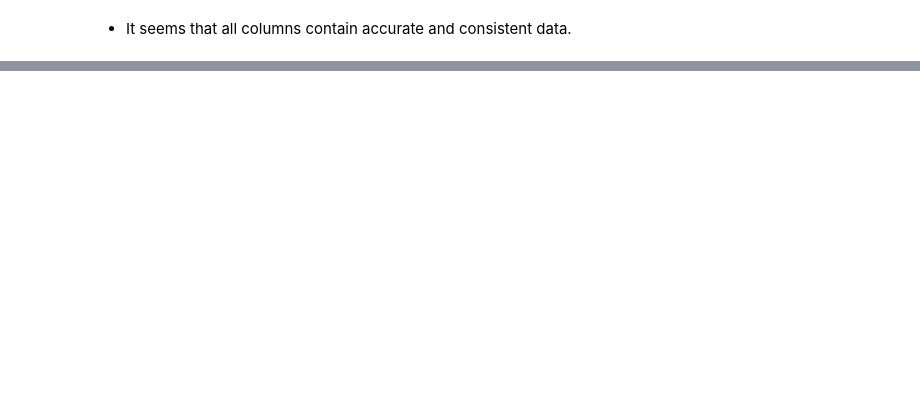
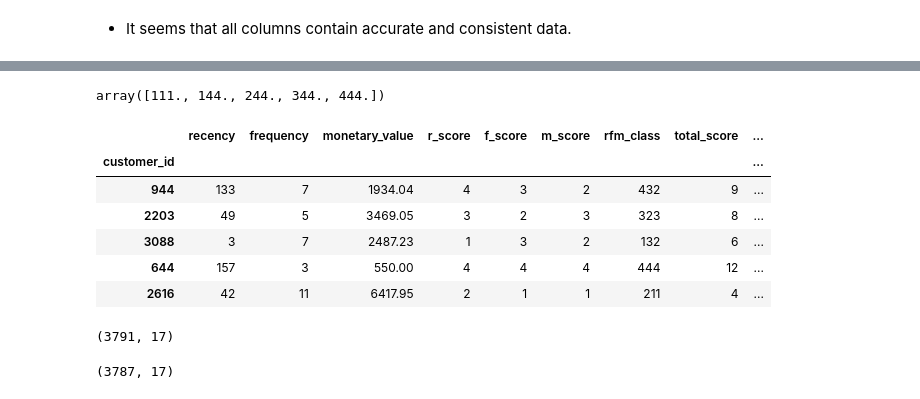
Before and after one commit to sabirinID/KPMG-Data-Analytics-Virtual-Internship, a Jupyter notebook: Notebooks/KPMG_Task_1.ipynb, the cells around one changed output, grey strips where cells are left out. Cells and saved outputs as stored; diff of their text form; code cells hidden in the pictures; blank space fills up the shorter version.

```diff
--- a/Notebooks/KPMG_Task_1.ipynb
+++ b/Notebooks/KPMG_Task_1.ipynb
@@ -954,0 +1297,3 @@ cat_ca.describe().T
+# %%
+quartiles = rfmTable.quantile(q=[0.25,0.50,0.75])
+quartiles
@@ -954,0 +1326,6 @@ cat_ca.describe().T
+# %%
+rfmSegment = rfmTable
+rfmSegment['r_score'] = rfmSegment['recency'].apply(r_OHE, args=('recency', quartiles))
+rfmSegment['f_score'] = rfmSegment['frequency'].apply(fm_OHE, args=('frequency', quartiles))
+rfmSegment['m_score'] = rfmSegment['monetary_value'].apply(fm_OHE, args=('monetary_value', quartiles))
+rfmSegment.sample(n=5, random_state=50)
@@ -954,0 +1340,4 @@ cat_ca.describe().T
+# %%
+rfmSegment['rfm_class'] = 100 * rfmSegment['r_score'] + 10 * rfmSegment['f_score'] + rfmSegment['m_score']
+rfmSegment['total_score'] = rfmSegment['r_score'] + rfmSegment['f_score'] + rfmSegment['m_score']
+rfmSegment.sample(n=5, random_state=50)
@@ -954,0 +1352,36 @@ cat_ca.describe().T
+# %%
+rfm_quartiles = rfmSegment['rfm_class'].quantile(q=[0, 0.25, 0.5, 0.75, 1]).values
+rfm_quartiles
+# %% [output]
+array([111., 144., 244., 344., 444.])
+# %%
+# Define function of RFM Class OneHotEncoder
+def rfm_class_OHE(x, p, d):
+    if x <= d[0]:
+        return 'Platinum'
+    elif x <= d[1]:
+        return 'Gold'
+    elif x <= d[2]:
+        return 'Silver'
+    else:
+        return 'Classic'
+
+rfmSegment['customer_level'] = rfmSegment['rfm_class'].apply(rfm_class_OHE, args=('rfm_class', rfm_quartiles))
+rfmSegment.sample(n=5, random_state=50)
+# %% [output]
+|  | recency | frequency | monetary_value | r_score | f_score | m_score | rfm_class | total_score | ... |
+| customer_id |  |  |  |  |  |  |  |  | ... |
+| 944 | 133 | 7 | 1934.04 | 4 | 3 | 2 | 432 | 9 | ... |
+| 2203 | 49 | 5 | 3469.05 | 3 | 2 | 3 | 323 | 8 | ... |
+| 3088 | 3 | 7 | 2487.23 | 1 | 3 | 2 | 132 | 6 | ... |
+| 644 | 157 | 3 | 550.00 | 4 | 4 | 4 | 444 | 12 | ... |
+| 2616 | 42 | 11 | 6417.95 | 2 | 1 | 1 | 211 | 4 | ... |
+# %%
+OldCustomerList.shape
+# %% [output]
+(3791, 17)
+# %%
+OldCustomerList = OldCustomerList.dropna()
+OldCustomerList.shape
+# %% [output]
+(3787, 17)
```
Also changed, not shown: parts of 204 cells of this notebook.
